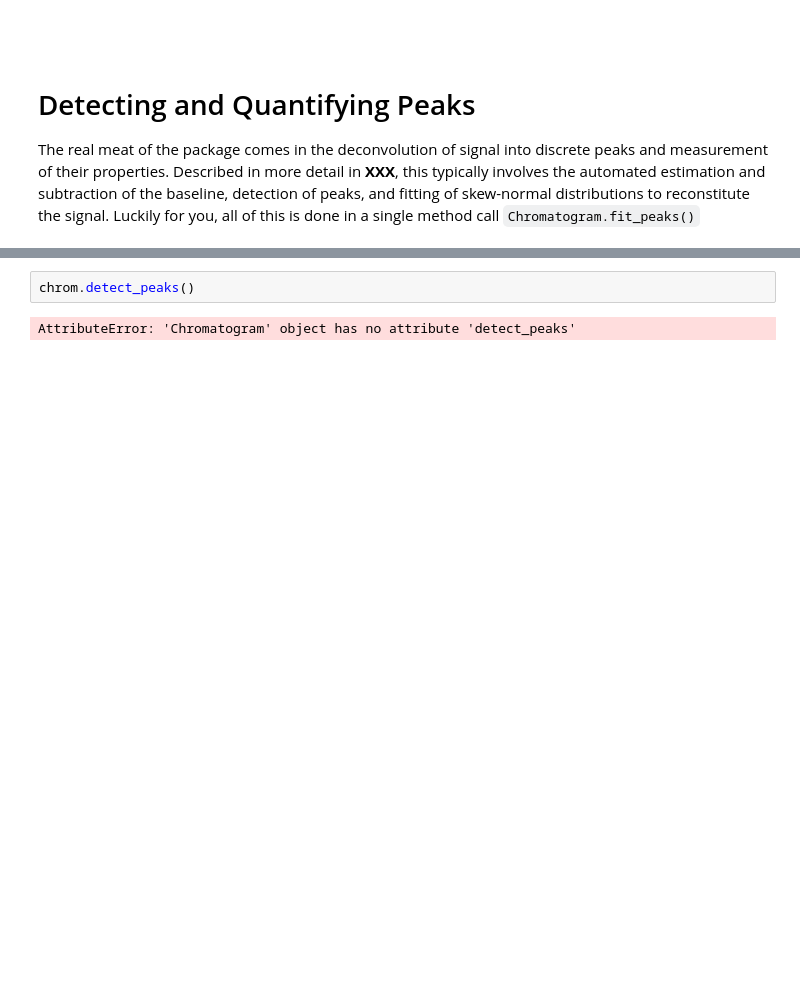
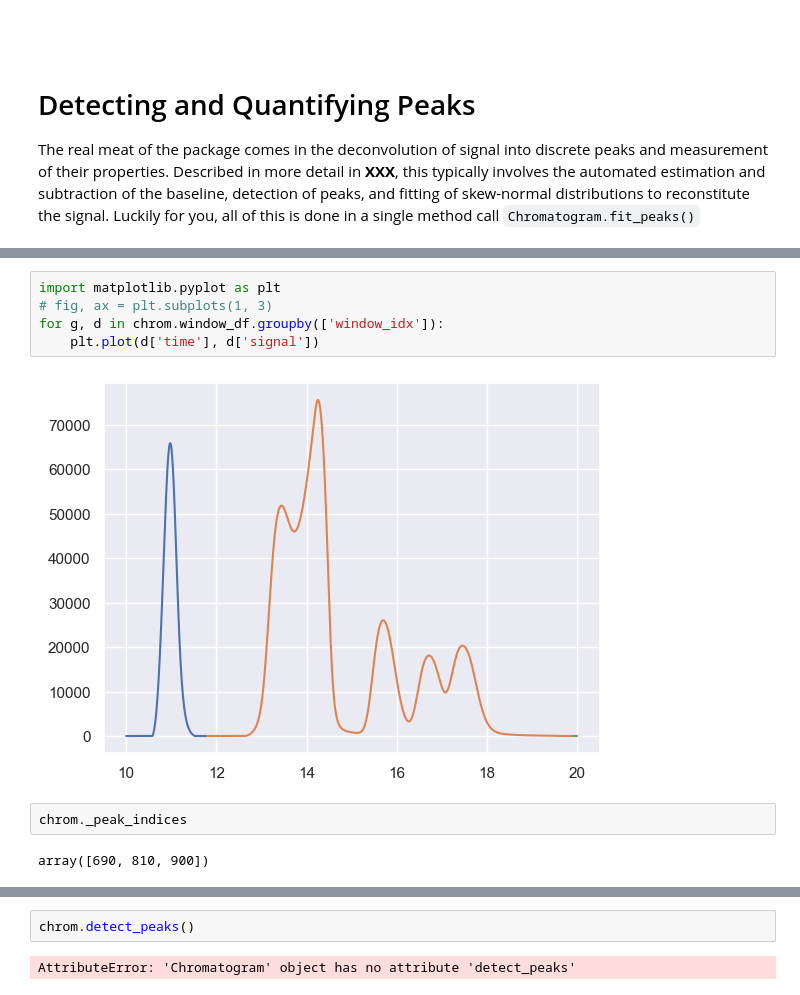
Before and after one commit to cremerlab/hplc-py, a Jupyter notebook: docs/source/getting_started/quickstart.ipynb, the cells around one changed output, grey strips where cells are left out. Cells and saved outputs as stored; diff of their text form; blank space fills up the shorter version.

```diff
--- a/docs/source/getting_started/quickstart.ipynb
+++ b/docs/source/getting_started/quickstart.ipynb
@@ -102,0 +118,11 @@ for g, d in chrom.window_df.groupby(['window_idx']):
+# %%
+import matplotlib.pyplot as plt
+# fig, ax = plt.subplots(1, 3)
+for g, d in chrom.window_df.groupby(['window_idx']):
+    plt.plot(d['time'], d['signal'])
+# %% [output]
+[figure, added]
+# %%
+chrom._peak_indices
+# %% [output]
+array([690, 810, 900])
```
Also changed, not shown: parts of 9 cells of this notebook, 2 other files.
